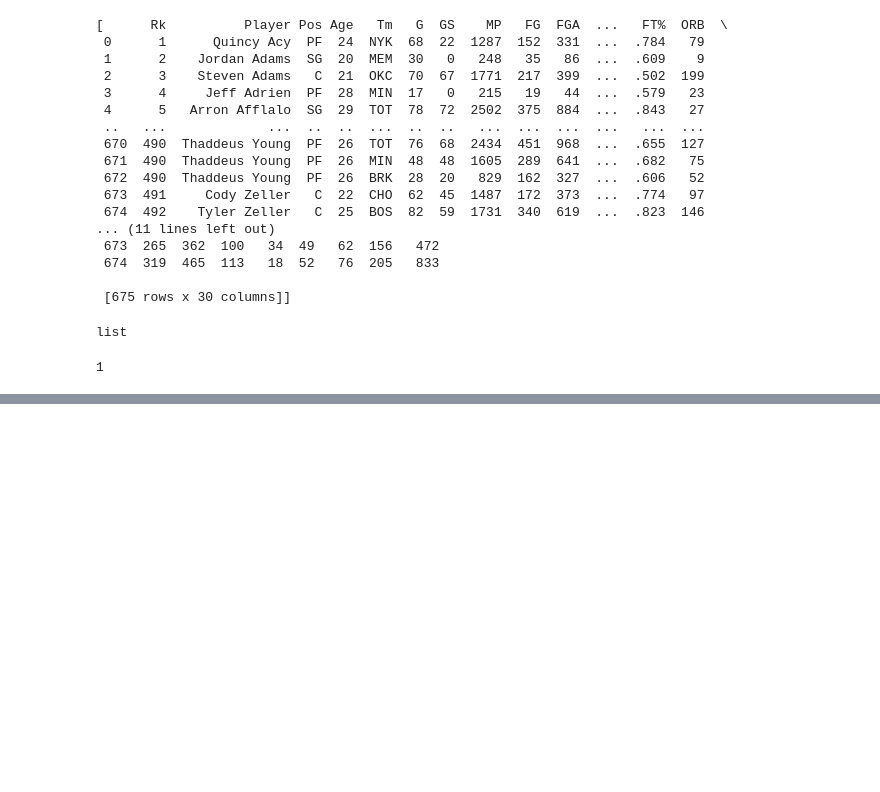
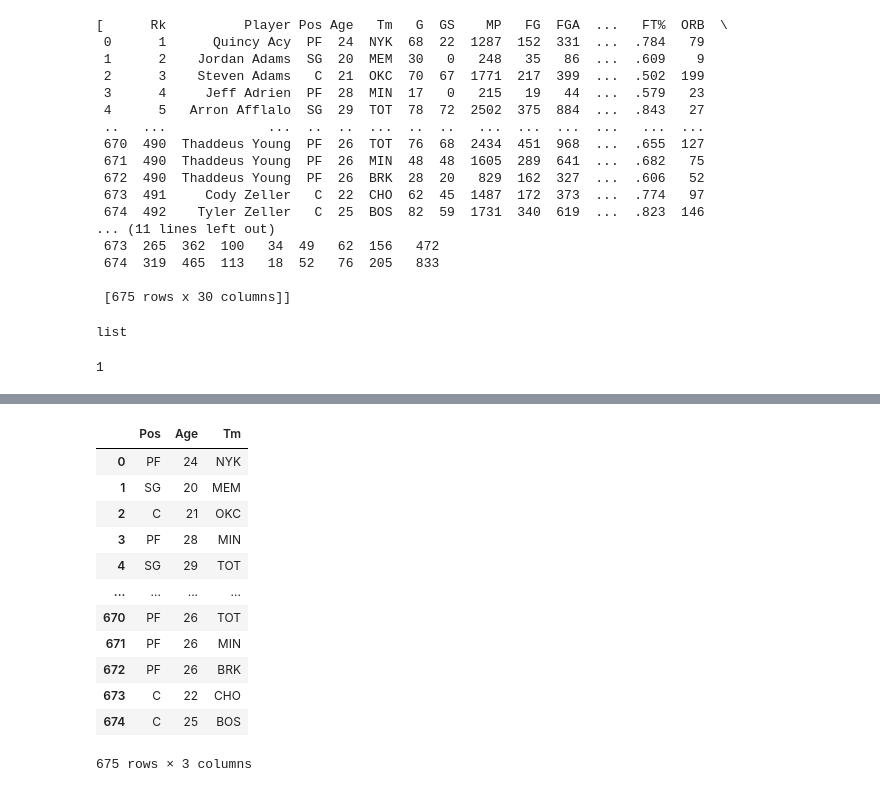
Before and after one commit to anu78600/Learning, a Jupyter notebook: 8.Pandas/pandas-basic.ipynb, the cells around one changed output, grey strips where cells are left out. Saved outputs shown, nothing was run; the diff lists cells and outputs as text; code cells hidden in the pictures; blank space fills up the shorter version.

```diff
--- a/8.Pandas/pandas-basic.ipynb
+++ b/8.Pandas/pandas-basic.ipynb
@@ -383,0 +447,16 @@ len(url_data)
+# %%
+df3[['Pos','Age','Tm']]
+# %% [output]
+|  | Pos | Age | Tm |
+| 0 | PF | 24 | NYK |
+| 1 | SG | 20 | MEM |
+| 2 | C | 21 | OKC |
+| 3 | PF | 28 | MIN |
+| 4 | SG | 29 | TOT |
+| ... | ... | ... | ... |
+| 670 | PF | 26 | TOT |
+| 671 | PF | 26 | MIN |
+| 672 | PF | 26 | BRK |
+| 673 | C | 22 | CHO |
+| 674 | C | 25 | BOS |
+675 rows × 3 columns
```
Also changed, not shown: parts of 15 cells of this notebook, 1 other file.
